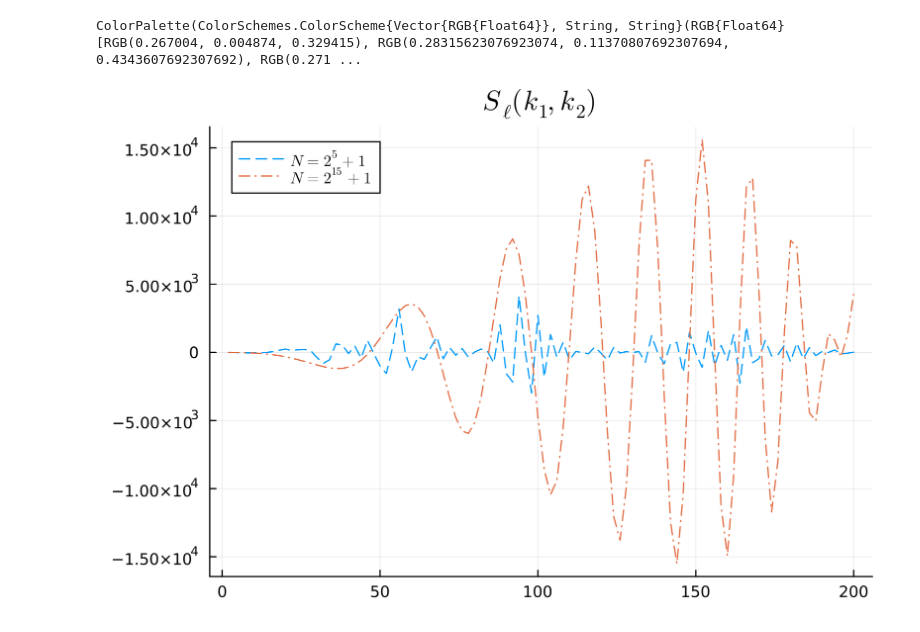
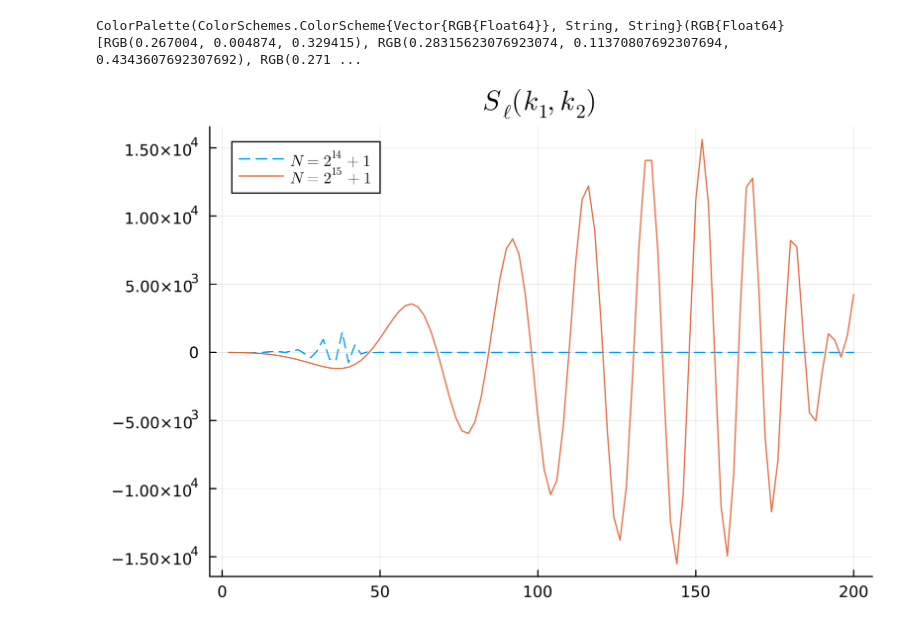
Before and after one commit to anvi-git/3D_Angular_Power_Spectrum, a Jupyter notebook: notebooks/comparisons.ipynb, the cells around one changed output. Drawn from its saved outputs; the diff is of its cells as text; code cells hidden in the pictures.

```diff
--- a/notebooks/comparisons.ipynb
+++ b/notebooks/comparisons.ipynb
@@ -49,42 +49,42 @@ colors = palette(:viridis, 14)
 # %% [output]
 ColorPalette(ColorSchemes.ColorScheme{Vector{RGB{Float64}}, String, String}(RGB{Float64}[RGB(0.267004, 0.004874, 0.329415), RGB(0.28315623076923074, 0.11370807692307694, 0.4343607692307692), RGB(0.271 ...
 # %%
-Slkk1 = npzread("runs/run_2026_06_06_124805/S_lkk.npy") # 2^5 +1
-Slkk2 = npzread("runs/run_2026_06_06_125047/S_lkk.npy") # 2^6 +1
-Slkk3 = npzread("runs/run_2026_06_06_125256/S_lkk.npy") # 2^7 +1
-Slkk4 = npzread("runs/run_2026_06_06_125710/S_lkk.npy") # 2^8 +1
-Slkk5 = npzread("runs/run_2026_06_06_130339/S_lkk.npy") # 2^9 +1
-Slkk6 = npzread("runs/run_2026_06_06_131638/S_lkk.npy") # 2^10 +1
-Slkk7 = npzread("runs/run_2026_06_06_134103/S_lkk.npy") # 2^11 +1
-Slkk8 = npzread("runs/run_2026_06_06_142949/S_lkk.npy") # 2^12 +1
-Slkk9 = npzread("runs/run_2026_06_06_161327/S_lkk.npy") # 2^13 +1
-Slkk10 = npzread("runs/run_2026_06_06_195518/S_lkk.npy") # 2^14+1
-Slkk11 = npzread("runs/run_2026_06_07_033316/S_lkk.npy") # 2^15+1
+Slkk1 = npzread("out/runs/run_2026_06_06_124805/S_lkk.npy") # 2^5 +1
+Slkk2 = npzread("out/runs/run_2026_06_06_125047/S_lkk.npy") # 2^6 +1
+Slkk3 = npzread("out/runs/run_2026_06_06_125256/S_lkk.npy") # 2^7 +1
+Slkk4 = npzread("out/runs/run_2026_06_06_125710/S_lkk.npy") # 2^8 +1
+Slkk5 = npzread("out/runs/run_2026_06_06_130339/S_lkk.npy") # 2^9 +1
+Slkk6 = npzread("out/runs/run_2026_06_06_131638/S_lkk.npy") # 2^10 +1
+Slkk7 = npzread("out/runs/run_2026_06_06_134103/S_lkk.npy") # 2^11 +1
+Slkk8 = npzread("out/runs/run_2026_06_06_142949/S_lkk.npy") # 2^12 +1
+Slkk9 = npzread("out/runs/run_2026_06_06_161327/S_lkk.npy") # 2^13 +1
+Slkk10 = npzread("out/runs/run_2026_06_06_195518/S_lkk.npy") # 2^14+1
+Slkk11 = npzread("out/runs/run_2026_06_07_033316/S_lkk.npy") # 2^15+1
 
 i = 1; j = 1;
 ℓ = LinRange(2, 200, 100)
-plot(ℓ, Slkk1[i,j,:] .* ℓ .* (ℓ .+ 1) / maximum(Slkk1[i,j,:]), linestyle = :auto, label = L" N = 2^5 + 1")
+#plot(ℓ, Slkk1[i,j,:] .* ℓ .* (ℓ .+ 1) / maximum(Slkk1[i,j,:]), linestyle = :auto, label = L" N = 2^5 + 1")
 # plot!(ℓ, Slkk2[i,j,:] .* ℓ .* (ℓ .+ 1) / maximum(Slkk2[i,j,:]), linestyle = :auto, label = L" N = 2^6 + 1")
 # plot!(ℓ, Slkk3[i,j,:] .* ℓ .* (ℓ .+ 1) / maximum(Slkk3[i,j,:]), linestyle = :auto, label = L" N = 2^7 + 1")
 # plot!(ℓ, Slkk4[i,j,:] .* ℓ .* (ℓ .+ 1) / maximum(Slkk4[i,j,:]), linestyle = :auto, label = L" N = 2^8 + 1")
 # plot!(ℓ, Slkk5[i,j,:] .* ℓ .* (ℓ .+ 1) / maximum(Slkk5[i,j,:]), linestyle = :auto, label = L" N = 2^9 + 1")
 # plot!(ℓ, Slkk6[i,j,:] .* ℓ .* (ℓ .+ 1) / maximum(Slkk6[i,j,:]), linestyle = :auto, label = L" N = 2^{10} + 1")
 # plot!(ℓ, Slkk7[i,j,:] .* ℓ .* (ℓ .+ 1) / maximum(Slkk7[i,j,:]), linestyle = :auto, label = L" N = 2^{11} + 1")
 # plot!(ℓ, Slkk8[i,j,:] .* ℓ .* (ℓ .+ 1) / maximum(Slkk8[i,j,:]), linestyle = :auto, label = L" N = 2^{12} + 1")
 # plot!(ℓ, Slkk9[i,j,:] .* ℓ .* (ℓ .+ 1) / maximum(Slkk9[i,j,:]), linestyle = :auto, label = L" N = 2^{13} + 1")
-# plot!(ℓ, Slkk10[i,j,:] .* ℓ .* (ℓ .+ 1) / maximum(Slkk10[i,j,:]), linestyle = :auto, label = L" N = 2^{14} + 1")
-plot!(ℓ, Slkk11[i,j,:] .* ℓ .* (ℓ .+ 1) / maximum(Slkk11[i,j,:]), linestyle = :auto, label = L" N = 2^{15} + 1")
+plot(ℓ, Slkk10[i,j,:] .* ℓ .* (ℓ .+ 1) / maximum(Slkk10[i,j,:]), linestyle = :auto, label = L" N = 2^{14} + 1")
+plot!(ℓ, Slkk11[i,j,:] .* ℓ .* (ℓ .+ 1) / maximum(Slkk11[i,j,:]), label = L" N = 2^{15} + 1")
 
 plot!(dpi = 300, legend=true, title = L"S_{\ell}(k_1,k_2)")
 # plot!(    twiny(),
 #     k_plot,
 #     Slkk1,
 #     label = false,
 #     color = colors[1],
 #     xlabel = L"k \, [h/\mathrm{Mpc}]",
 #     ylabel = L"S_\ell "
 # )
 # plot!(dpi = 300, legend=true)
 # %% [output]
-[figure, old version]
+[figure, new version]
 # %%
```
Also changed, not shown: parts of 1 cell of this notebook, 27 other files.
